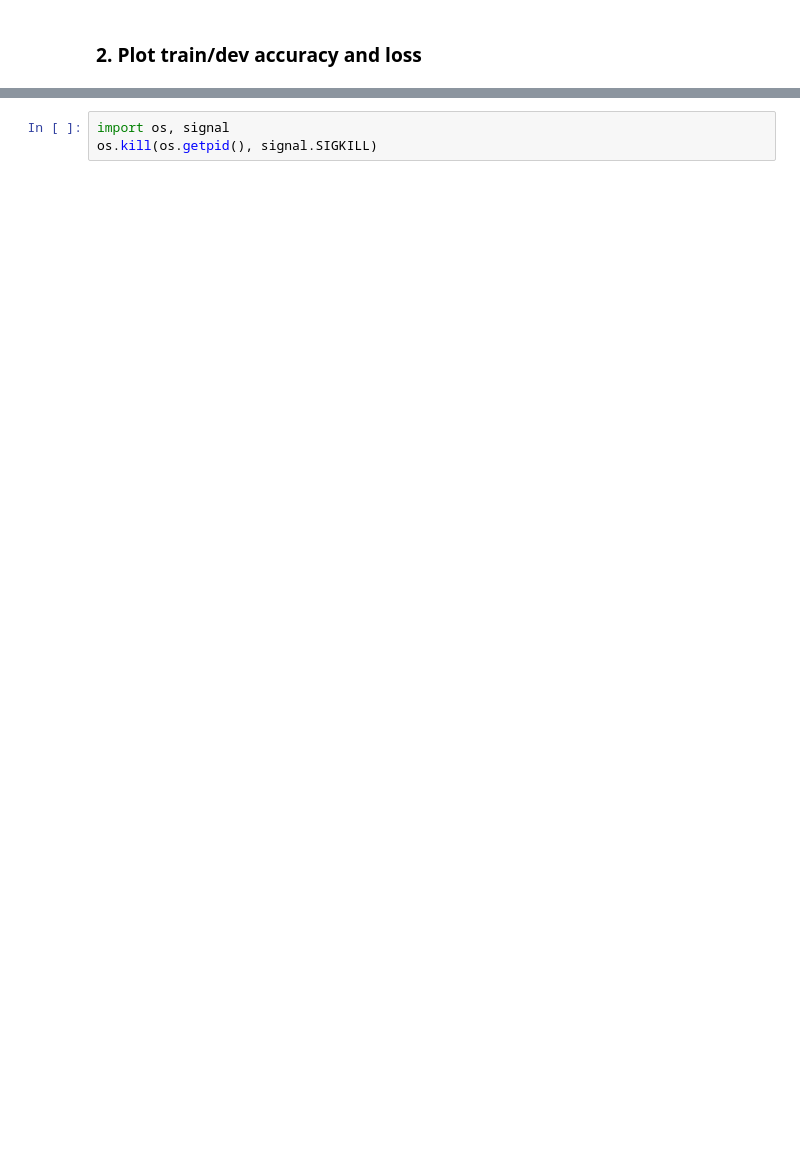
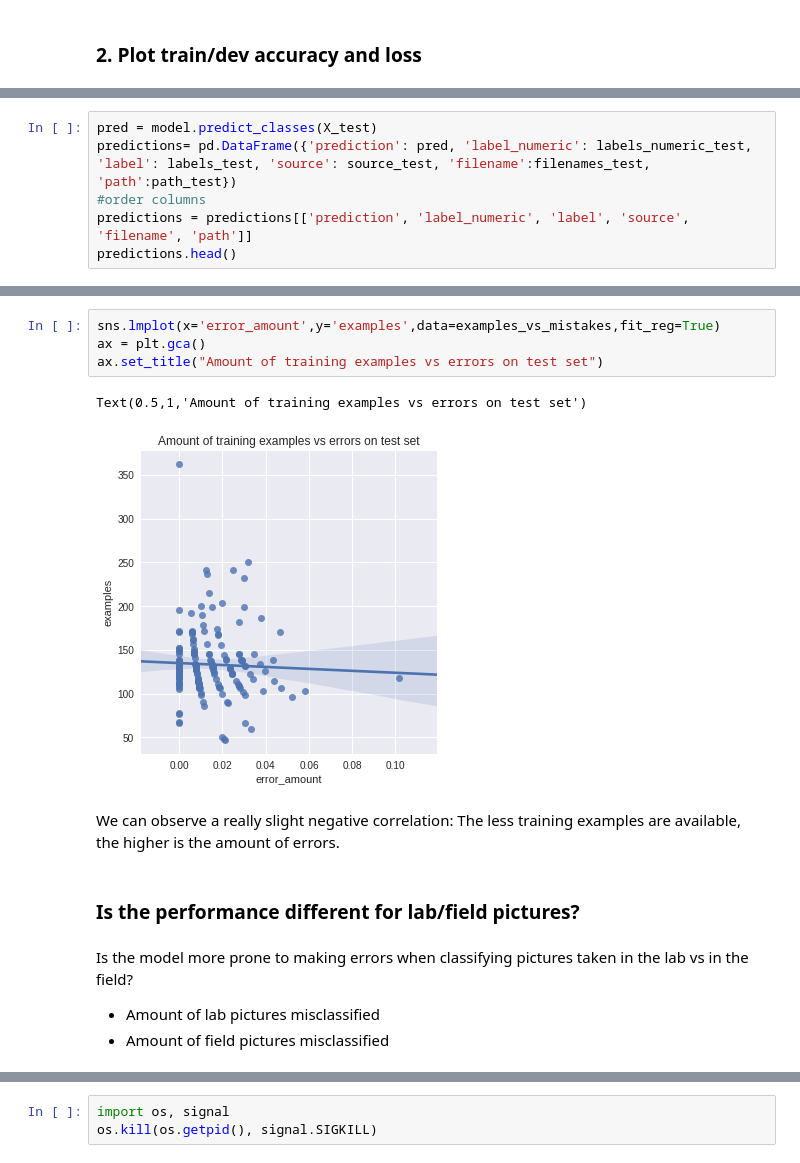
Before and after one commit to Mathis1993/Leaf-Classification-CNN, a Jupyter notebook: Complete_Workflow.ipynb, the cells around one changed output, grey strips where cells are left out. Cells and saved outputs as stored; diff of their text form; blank space fills up the shorter version.

```diff
--- a/Complete_Workflow.ipynb
+++ b/Complete_Workflow.ipynb
@@ -483,0 +474,6 @@ Zukunft: Mehr computational power, höhere Auflösung (kleine Blätter)
+# %%
+pred = model.predict_classes(X_test)
+predictions= pd.DataFrame({'prediction': pred, 'label_numeric': labels_numeric_test, 'label': labels_test, 'source': source_test, 'filename':filenames_test, 'path':path_test})
+#order columns
+predictions = predictions[['prediction', 'label_numeric', 'label', 'source', 'filename', 'path']]
+predictions.head()
@@ -483,0 +572,16 @@ Zukunft: Mehr computational power, höhere Auflösung (kleine Blätter)
+# %%
+sns.lmplot(x='error_amount',y='examples',data=examples_vs_mistakes,fit_reg=True)
+ax = plt.gca()
+ax.set_title("Amount of training examples vs errors on test set")
+# %% [output]
+Text(0.5,1,'Amount of training examples vs errors on test set')
+[figure, added]
+# %% [markdown]
+We can observe a really slight negative correlation: The less training examples are available, the higher is the amount of errors.
+# %% [markdown]
+### Is the performance different for lab/field pictures?
+# %% [markdown]
+Is the model more prone to making errors when classifying pictures taken in the lab vs in the field?
+
+- Amount of lab pictures misclassified
+- Amount of field pictures misclassified
```
Also changed, not shown: parts of 62 cells of this notebook.
